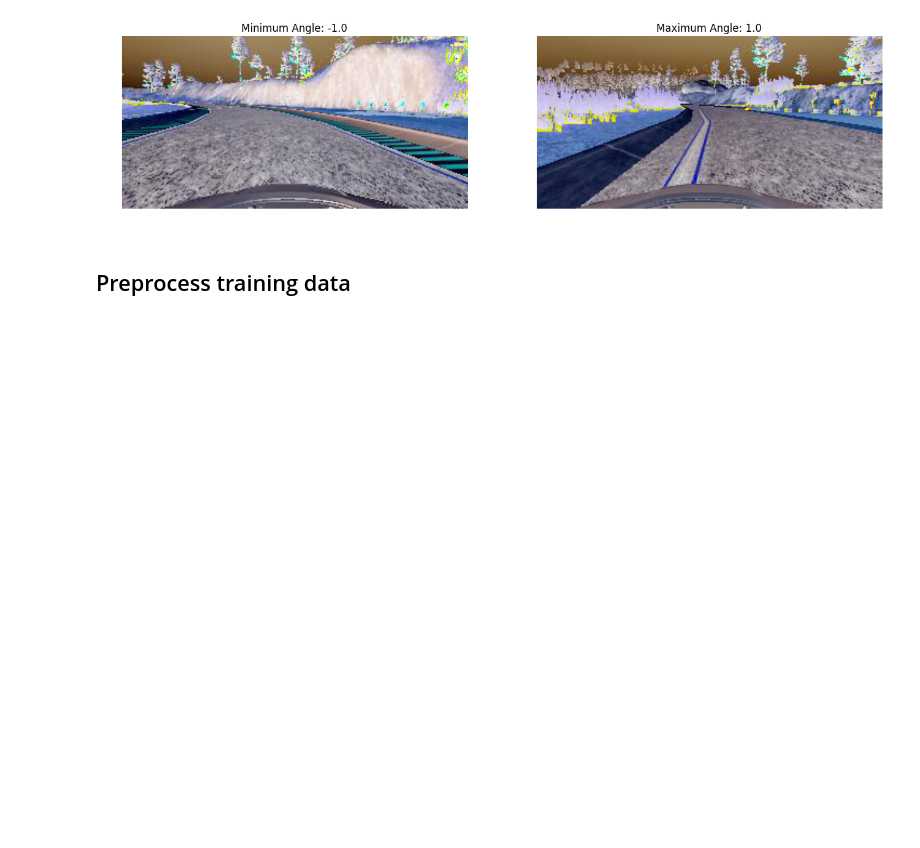
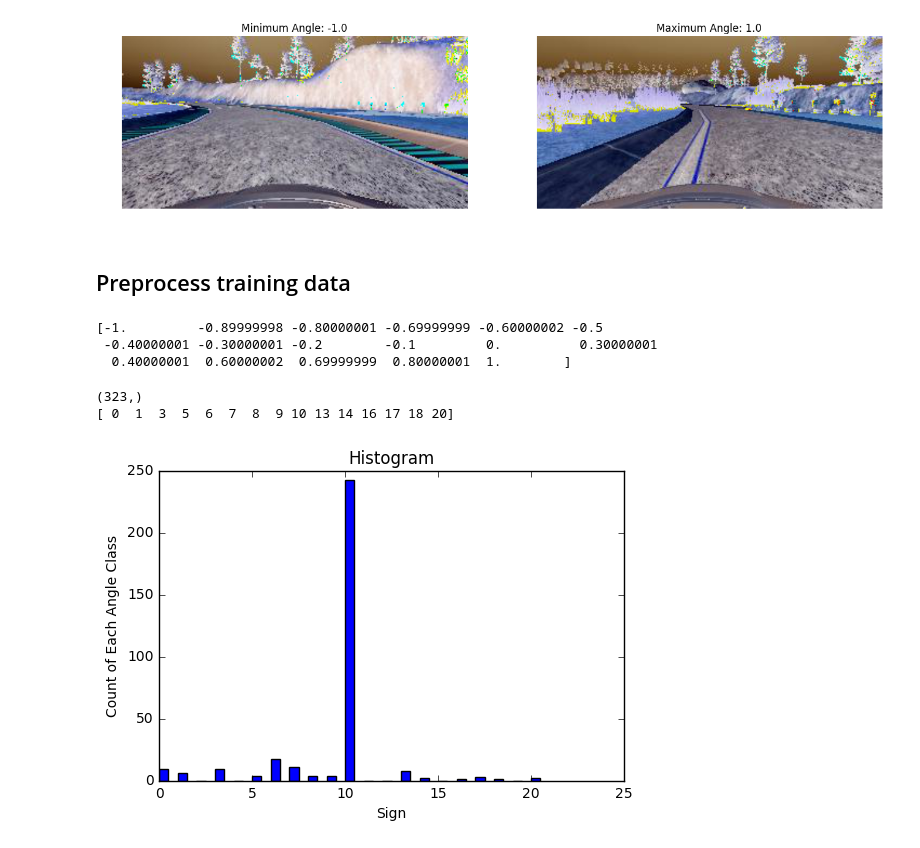
Before and after one commit to sg1705/BehaviorCloning, a Jupyter notebook: BehaviorCloning-Project3.ipynb, the cells around one changed output. Saved outputs shown, nothing was run; the diff lists cells and outputs as text; code cells hidden in the pictures; blank space fills up the shorter version.

```diff
--- a/BehaviorCloning-Project3.ipynb
+++ b/BehaviorCloning-Project3.ipynb
@@ -28,6 +31,7 @@ import random
 PATH_OF_IMAGES = './data/simulator/IMG'
 PATH_OF_CSV = './data/simulator/driving_log.csv'
 IMAGE_TYPE = 'center'
+n_classes = 21
 # %%
 #load csv file
 import csv
@@ -113,6 +117,31 @@ plotMinMax()
 from sklearn.utils import shuffle
 
 X_train, y_train = shuffle(X_train, y_train)
+y_train = np.round(y_train, decimals=1)
+print(np.unique(y_train))
+# %% [output]
+[-1.         -0.89999998 -0.80000001 -0.69999999 -0.60000002 -0.5
+ -0.40000001 -0.30000001 -0.2        -0.1         0.          0.30000001
+  0.40000001  0.60000002  0.69999999  0.80000001  1.        ]
+# %%
+#convery y_train into classes
+y_train_classes = ((y_train+1)*10).astype(np.int32)
+print(y_train_classes.shape)
+print(np.unique(y_train_classes))
+
+def plotYHistorygram(y_train):
+    fig, ax = plt.subplots()
+    ax.bar(range(n_classes), np.bincount(y_train), 0.5, color='b')
+    ax.set_xlabel('Sign')
+    ax.set_ylabel('Count of Each Angle Class')
+    ax.set_title('Histogram')
+    plt.show()
+
+plotYHistorygram(y_train_classes)
+# %% [output]
+(323,)
+[ 0  1  3  5  6  7  8  9 10 13 14 16 17 18 20]
+[figure, added]
 # %%
 #normalize the data between range -0.5 to 0.5
 def normalize_between_plus_min_05(image_data):
```
Also changed, not shown: parts of 10 cells of this notebook.
